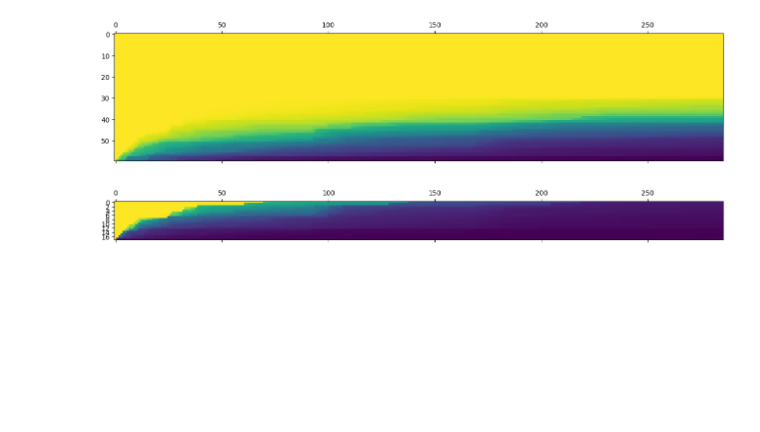
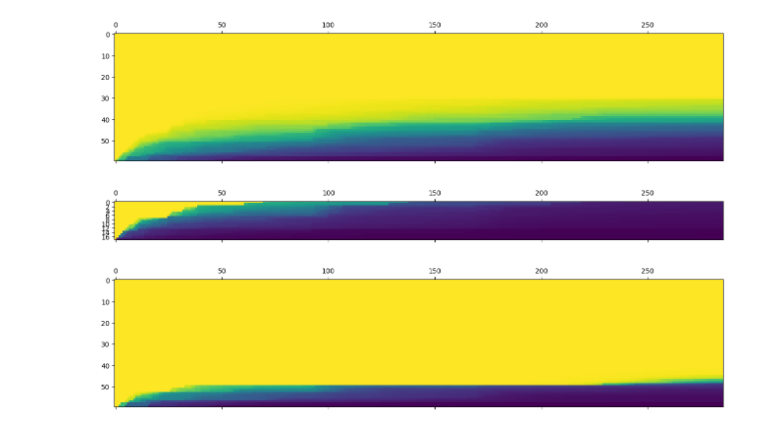
Before and after one commit to jpmarceaux/KalmanGST, a Jupyter notebook: CPTPvsFOGI.ipynb, the cells around one changed output. Cells and saved outputs as stored; diff of their text form; code cells hidden in the pictures; blank space fills up the shorter version.

```diff
--- a/CPTPvsFOGI.ipynb
+++ b/CPTPvsFOGI.ipynb
@@ -134,3 +134,7 @@ plot_covar_svals(ekf_mle_cptp.covar_history)
 plot_covar_svals(ekf_mle_fogi.covar_history)
 # %% [output]
 [figure]
+# %%
+plot_covar_svals(ekf_cptp.covar_history)
+# %% [output]
+[figure, added]
```
Also changed, not shown: parts of 4 cells of this notebook, 9 other files.
